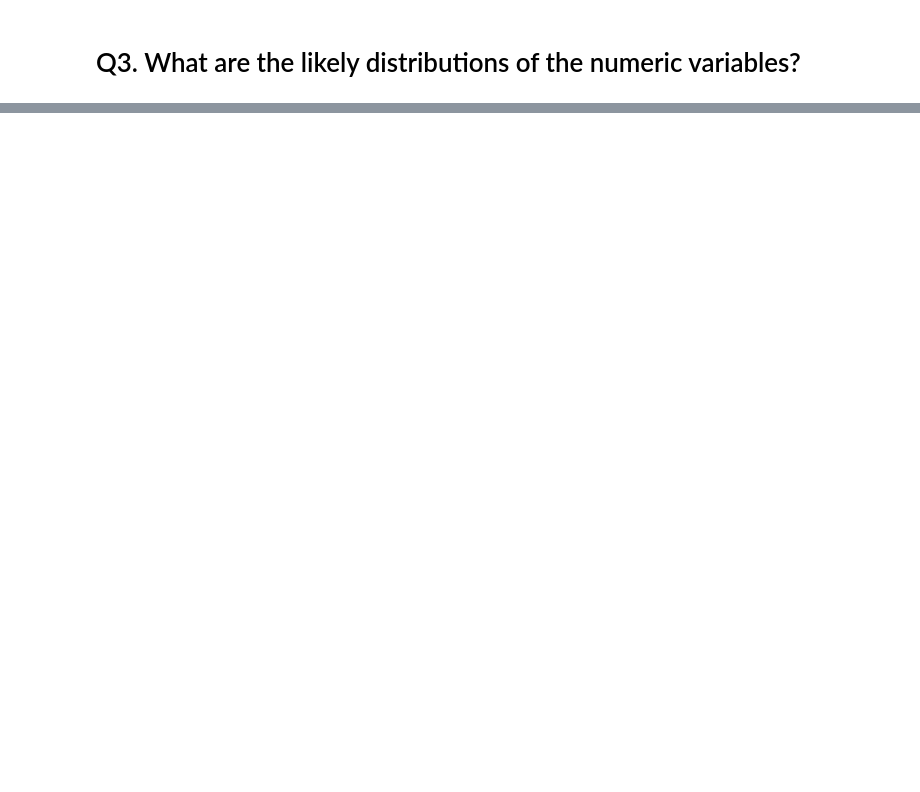
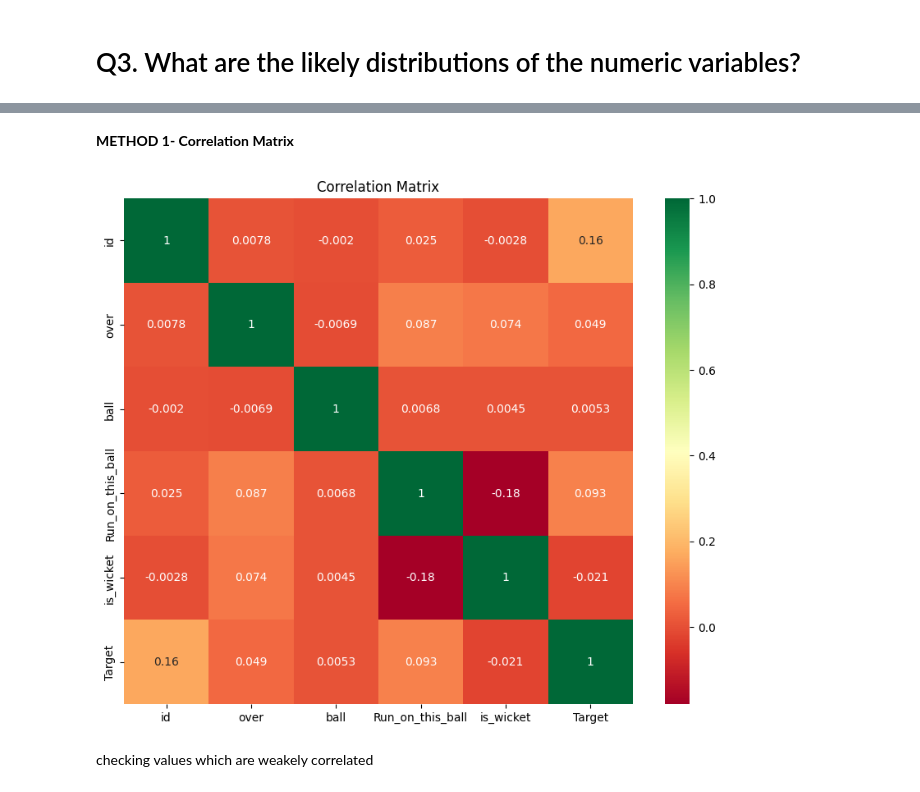
Before and after one commit to shreyas-sreedhar/ipl-data-analysis, a Jupyter notebook: DSETM_Assignment_1.ipynb, the cells around one changed output, grey strips where cells are left out. Saved outputs shown, nothing was run; the diff lists cells and outputs as text; code cells hidden in the pictures; blank space fills up the shorter version.

```diff
--- a/DSETM_Assignment_1.ipynb
+++ b/DSETM_Assignment_1.ipynb
@@ -331,5 +499,7 @@ These aren't "missing" in the traditional sense but these null values indicate t
 # %% [markdown]
 # Q3. What are the likely distributions of the numeric variables?
+# %%
+new_dataset = data
 # %%
 new_dataset.describe()
 # %% [output]
@@ -492,0 +625,16 @@ Yes
+# %% [markdown]
+**METHOD 1- Correlation** **Matrix**
+# %%
+numeric_data = pd.DataFrame(new_dataset)
+
+# Display the correlation matrix using Seaborn's heatmap
+correlation_matrix = numeric_data.corr()
+
+plt.figure(figsize=(10, 8))
+sns.heatmap(correlation_matrix, annot=True, cmap="RdYlGn")
+plt.title('Correlation Matrix')
+plt.show()
+# %% [output]
+[figure, added]
+# %% [markdown]
+checking values which are weakely correlated
```
Also changed, not shown: parts of 85 cells of this notebook.
